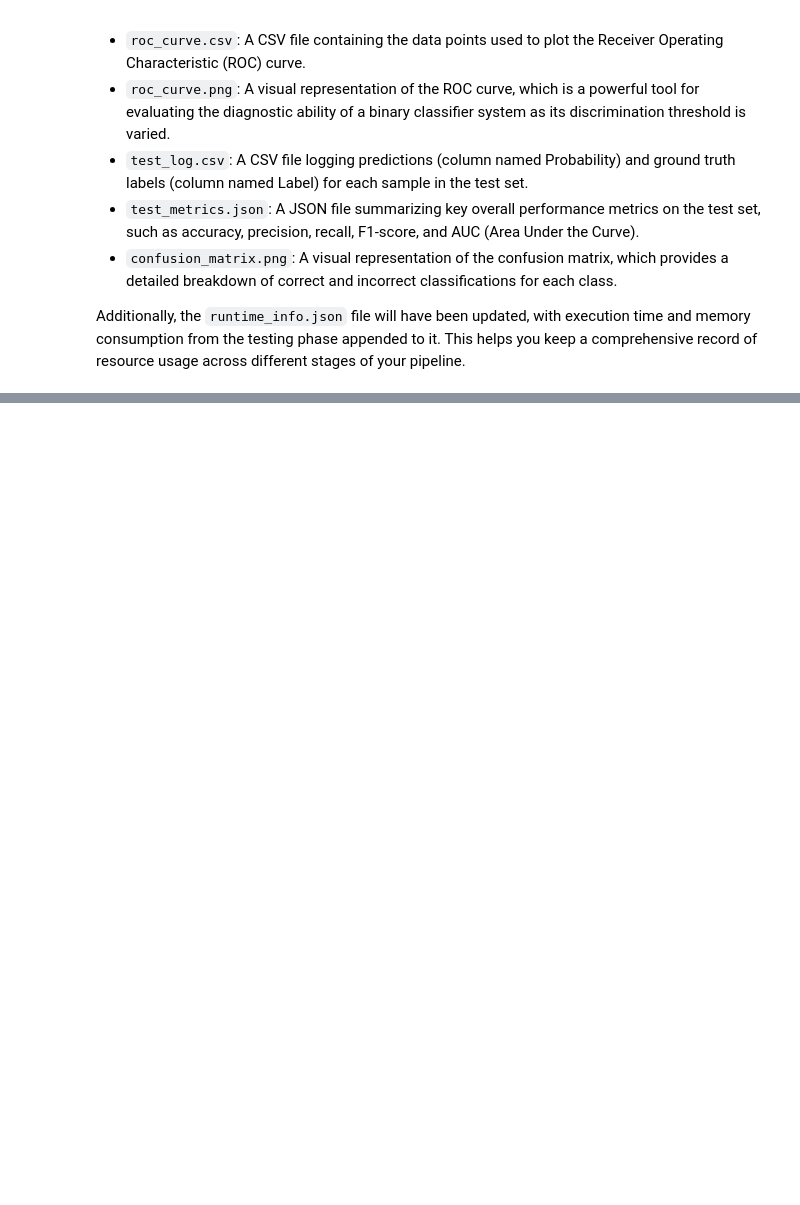
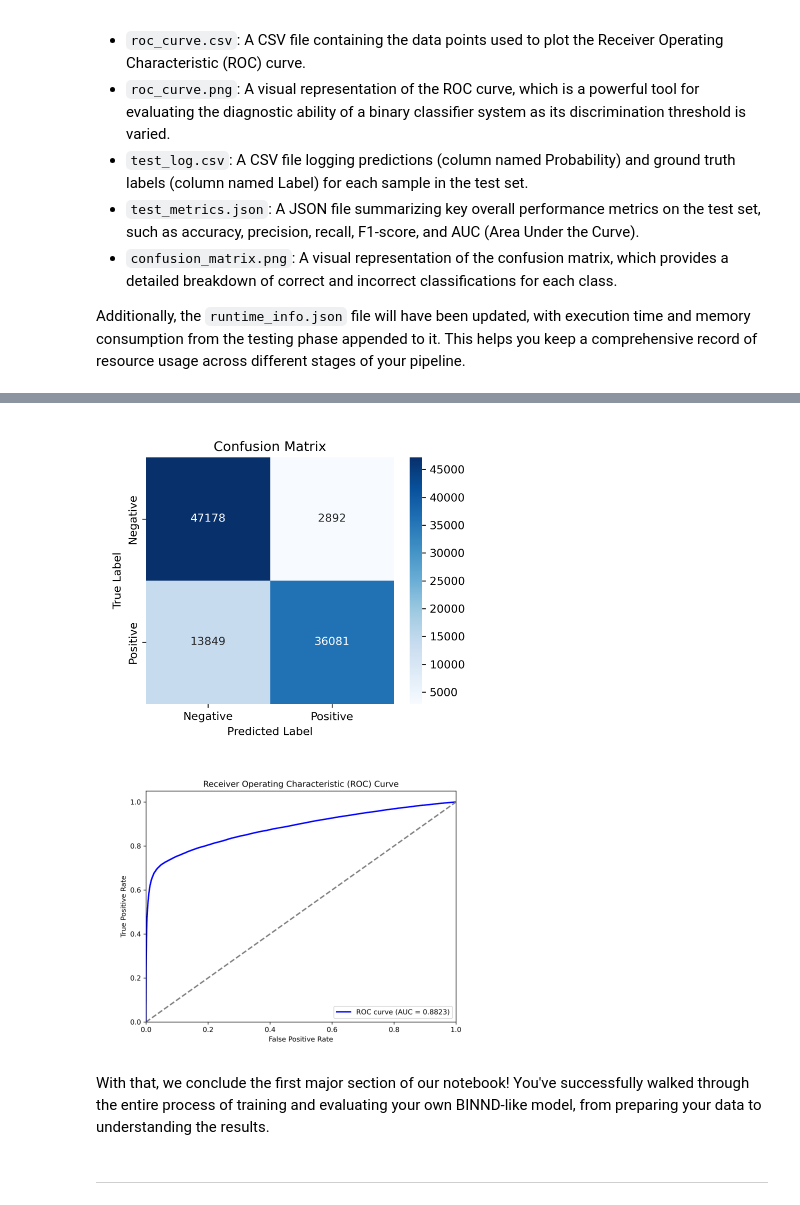
Before and after one commit to dna-storage/BINND, a Jupyter notebook: examples/BINND_demo.ipynb, the cells around one changed output, grey strips where cells are left out. Drawn from its saved outputs; the diff is of its cells as text; code cells hidden in the pictures; blank space fills up the shorter version.

Commit message:
added more sections to BINND_demo

```diff
--- a/examples/BINND_demo.ipynb
+++ b/examples/BINND_demo.ipynb
@@ -227,3 +238,10 @@ results_df.head()
 # %%
-display(Image(filename=f"{log_dir}/confusion_matrix.png"))
-display(Image(filename=f"{log_dir}/roc_curve.png"))
+display(Image(filename=f"{log_dir}/confusion_matrix.png", width=400))
+display(Image(filename=f"{log_dir}/roc_curve.png", width=400))
+# %% [output]
+[figure, added]
+[figure, added]
+# %% [markdown]
+With that, we conclude the first major section of our notebook! You've successfully walked through the entire process of training and evaluating your own BINND-like model, from preparing your data to understanding the results.
+# %% [markdown]
+---
```
Also changed, not shown: parts of 12 cells of this notebook, 14 other files.
